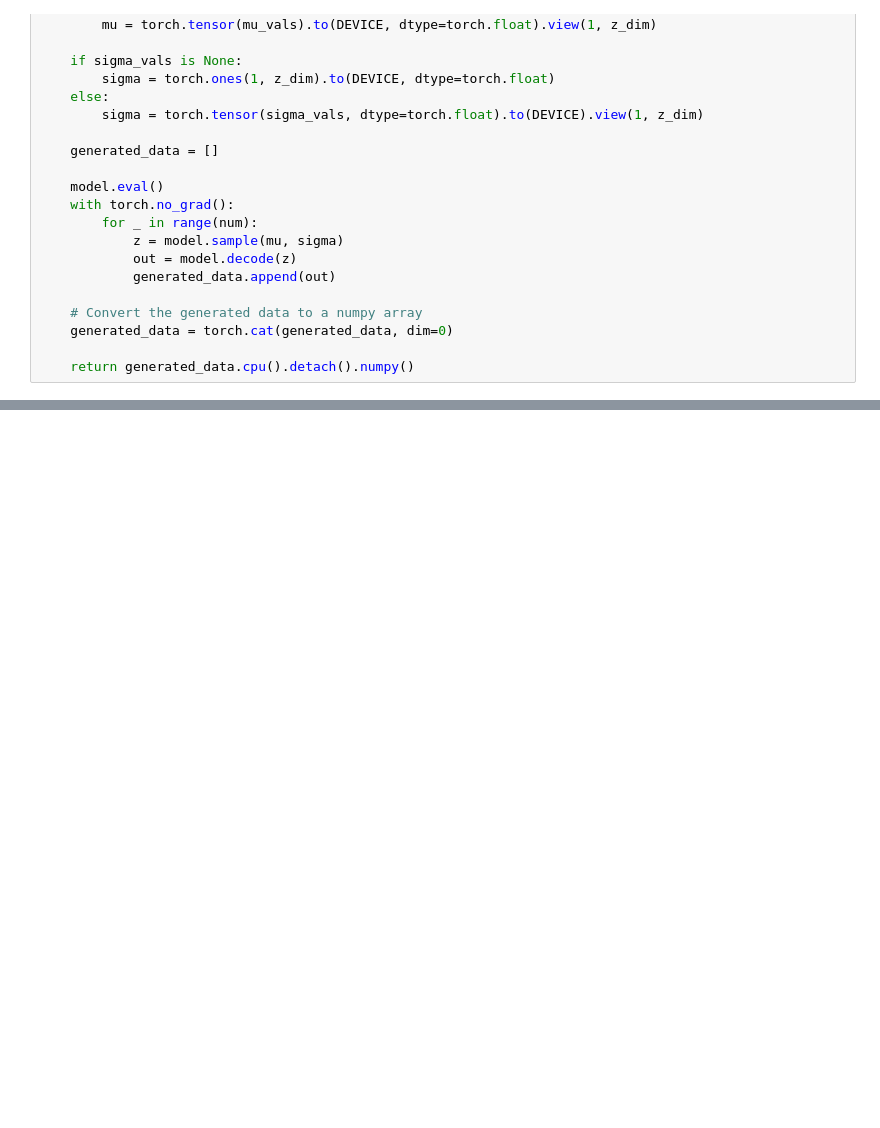
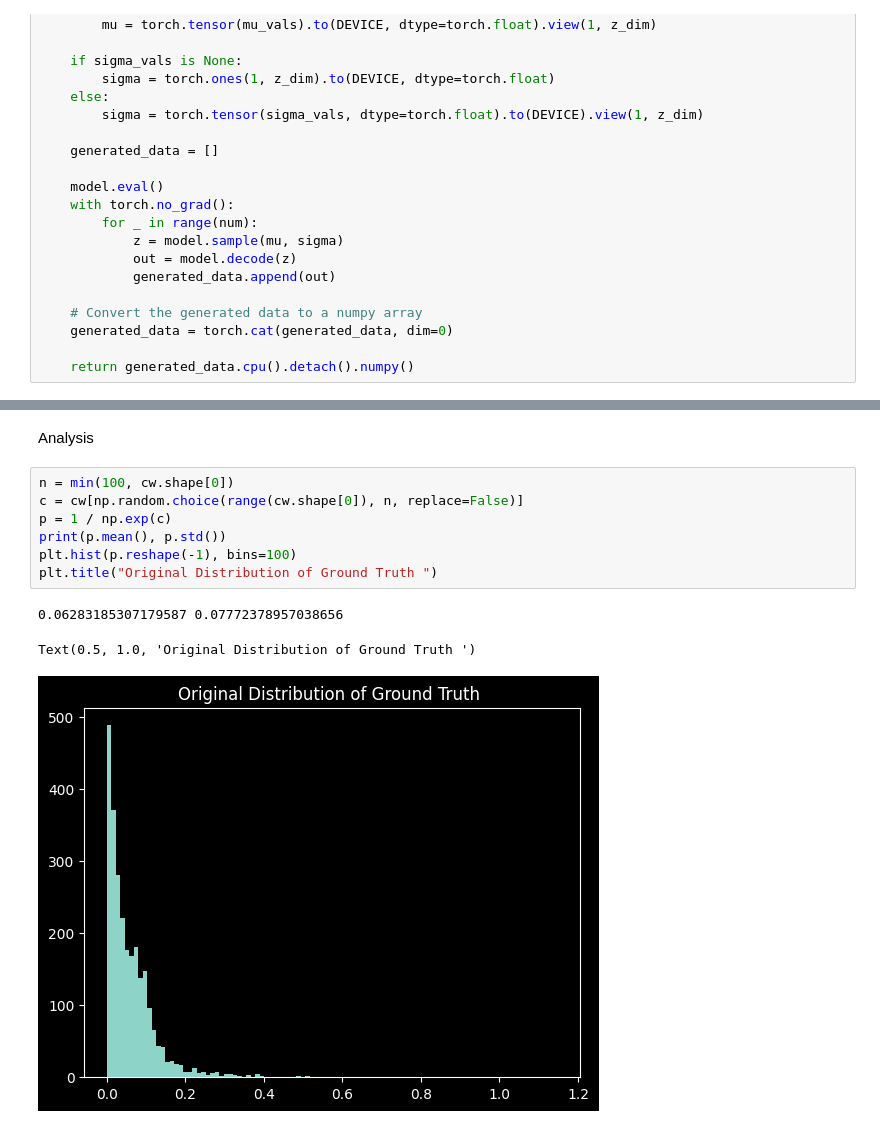
Before and after one commit to ChanceAroundYou/shape_prior_generation, a Jupyter notebook: VAE.ipynb, the cells around one changed output, grey strips where cells are left out. Drawn from its saved outputs; the diff is of its cells as text; blank space fills up the shorter version.

```diff
--- a/VAE.ipynb
+++ b/VAE.ipynb
@@ -252,0 +214,13 @@ for i in range(n):
+# %% [markdown]
+Analysis
+# %%
+n = min(100, cw.shape[0])
+c = cw[np.random.choice(range(cw.shape[0]), n, replace=False)]
+p = 1 / np.exp(c)
+print(p.mean(), p.std())
+plt.hist(p.reshape(-1), bins=100)
+plt.title("Original Distribution of Ground Truth ")
+# %% [output]
+0.06283185307179587 0.07772378957038656
+Text(0.5, 1.0, 'Original Distribution of Ground Truth ')
+[figure, added]
```
Also changed, not shown: parts of 14 cells of this notebook, 4 other files.
